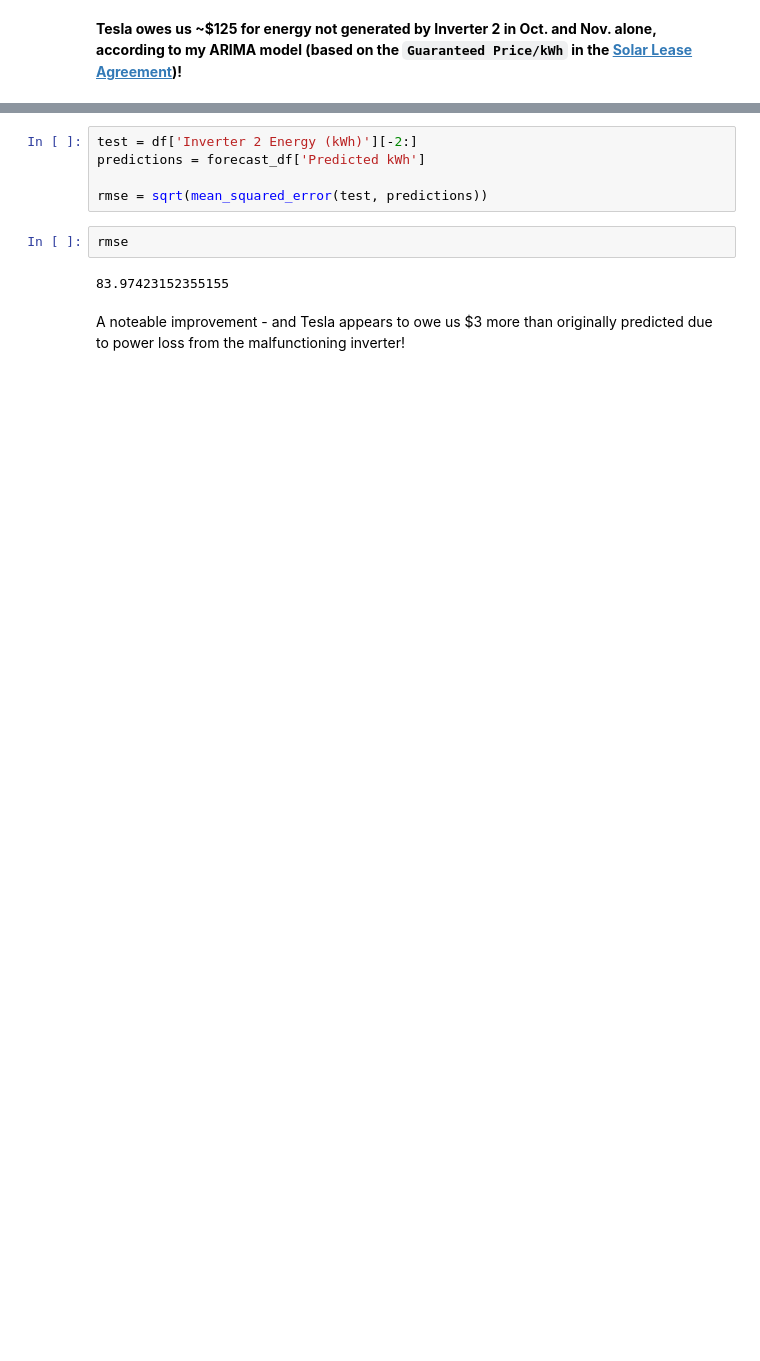
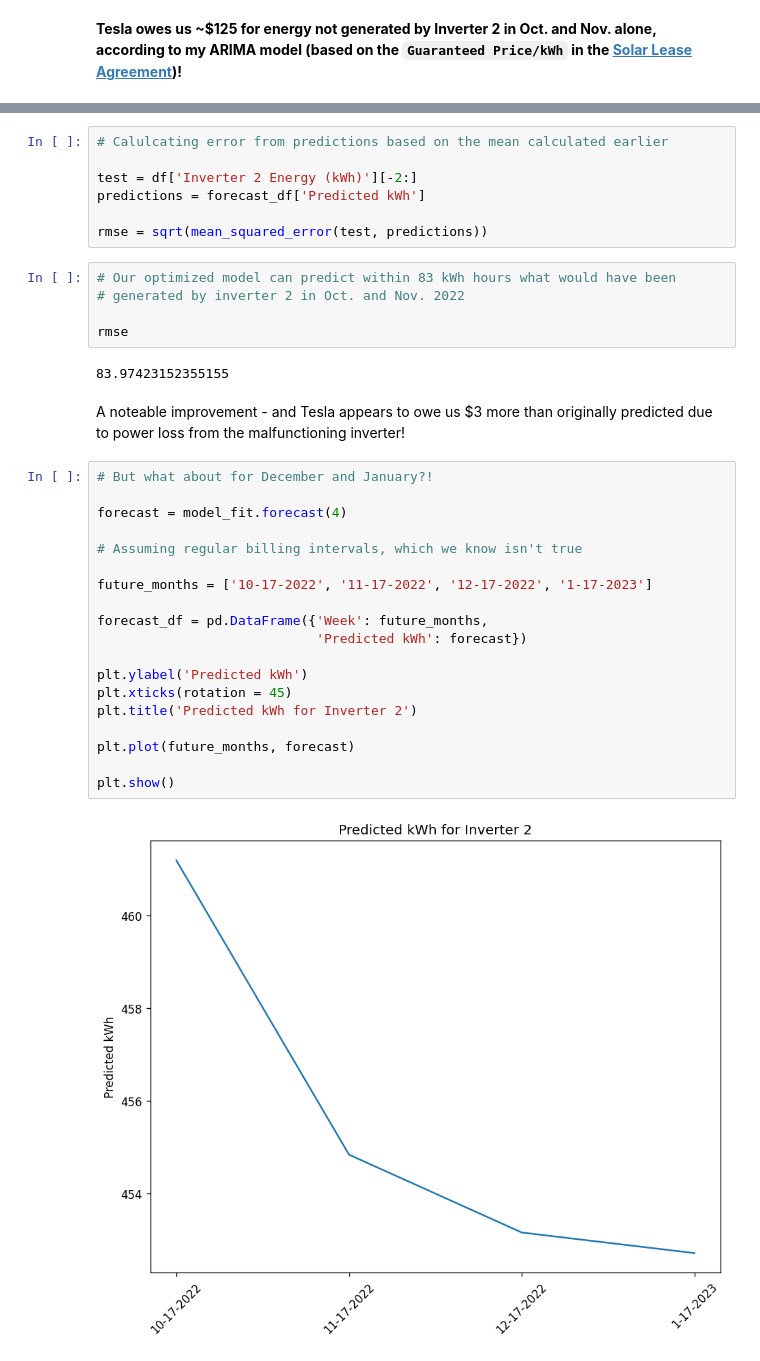
Before and after one commit to nickmccarty/solar-energy-predictor, a Jupyter notebook: notebooks/3 - modeling/d - ARIMA.ipynb, the cells around one changed output, grey strips where cells are left out. Saved outputs shown, nothing was run; the diff lists cells and outputs as text; blank space fills up the shorter version.

```diff
--- a/notebooks/3 - modeling/d - ARIMA.ipynb
+++ b/notebooks/3 - modeling/d - ARIMA.ipynb
@@ -226,13 +288,39 @@ round(forecast_df['Predicted Cost to Us'].sum(), 2)
 # %% [output]
 128.06
 # %%
+# Calulcating error from predictions based on the mean calculated earlier
+
 test = df['Inverter 2 Energy (kWh)'][-2:]
 predictions = forecast_df['Predicted kWh']
 
 rmse = sqrt(mean_squared_error(test, predictions))
 # %%
+# Our optimized model can predict within 83 kWh hours what would have been
+# generated by inverter 2 in Oct. and Nov. 2022
+
 rmse
 # %% [output]
 83.97423152355155
 # %% [markdown]
 A noteable improvement - and Tesla appears to owe us $3 more than originally predicted due to power loss from the malfunctioning inverter!
+# %%
+# But what about for December and January?!
+
+forecast = model_fit.forecast(4)
+
+# Assuming regular billing intervals, which we know isn't true
+
+future_months = ['10-17-2022', '11-17-2022', '12-17-2022', '1-17-2023']
+
+forecast_df = pd.DataFrame({'Week': future_months,
+                            'Predicted kWh': forecast})
+
+plt.ylabel('Predicted kWh')
+plt.xticks(rotation = 45)
+plt.title('Predicted kWh for Inverter 2')
+
+plt.plot(future_months, forecast)
+
+plt.show()
+# %% [output]
+[figure, added]
```
Also changed, not shown: parts of 25 cells of this notebook, 9 other files.
